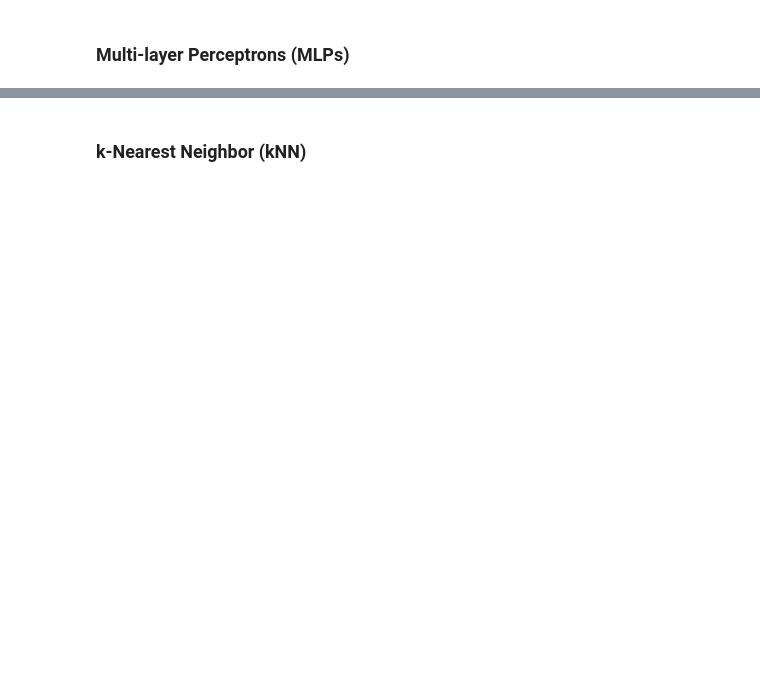
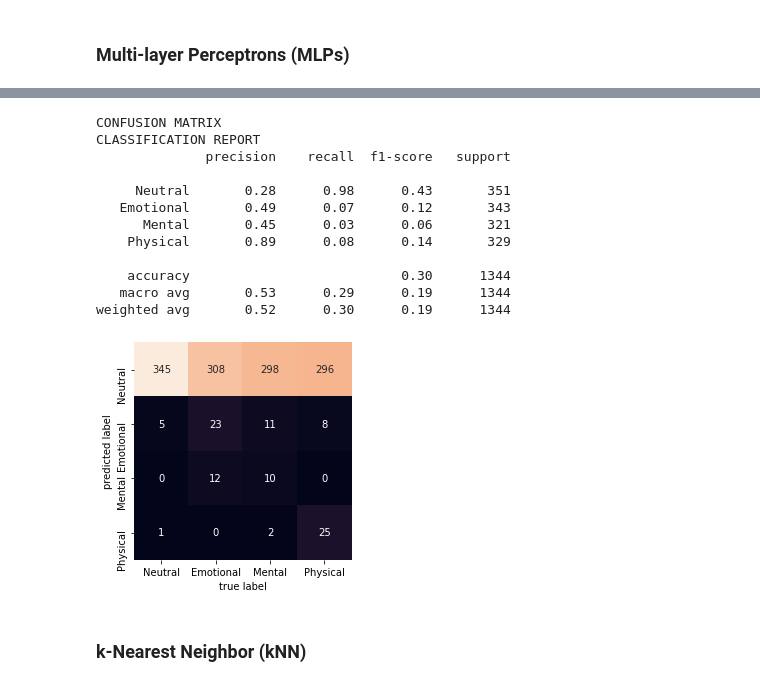
Before and after one commit to xaviersantos/dm, a Jupyter notebook: project/final_project.ipynb, the cells around one changed output, grey strips where cells are left out. Cells and saved outputs as stored; diff of their text form; code cells hidden in the pictures; blank space fills up the shorter version.

```diff
--- a/project/final_project.ipynb
+++ b/project/final_project.ipynb
@@ -170,2 +298,9 @@ print("\nAverage 40-Fold CV Score: {}".format(np.mean(reg_quadratic_scores)))
 # %% [markdown]
 ### Multi-layer Perceptrons (MLPs)
+# %%
+%%time
+mlpc=MLPClassifier(random_state=1, max_iter=100000) #multilayer perceptron classifier
+mlpc.fit(X_train,y_train)
+y_pred_mlp=mlpc.predict(X_test)
+accuracy_mlp="{:.2%}".format(metrics.accuracy_score(y_test, y_pred_mlp))
+%time
@@ -172,2 +310,19 @@ print("\nAverage 40-Fold CV Score: {}".format(np.mean(reg_quadratic_scores)))
+# %%
+get_confusion_matrix(y_pred_mlp);
+get_classification_report(y_pred_mlp);
+# %% [output]
+CONFUSION MATRIX
+CLASSIFICATION REPORT
+              precision    recall  f1-score   support
+
+     Neutral       0.28      0.98      0.43       351
+   Emotional       0.49      0.07      0.12       343
+      Mental       0.45      0.03      0.06       321
+    Physical       0.89      0.08      0.14       329
+
+    accuracy                           0.30      1344
+   macro avg       0.53      0.29      0.19      1344
+weighted avg       0.52      0.30      0.19      1344
+[figure, added]
 # %% [markdown]
 ### k-Nearest Neighbor (kNN)
```
Also changed, not shown: parts of 29 cells of this notebook, 1 other file.
